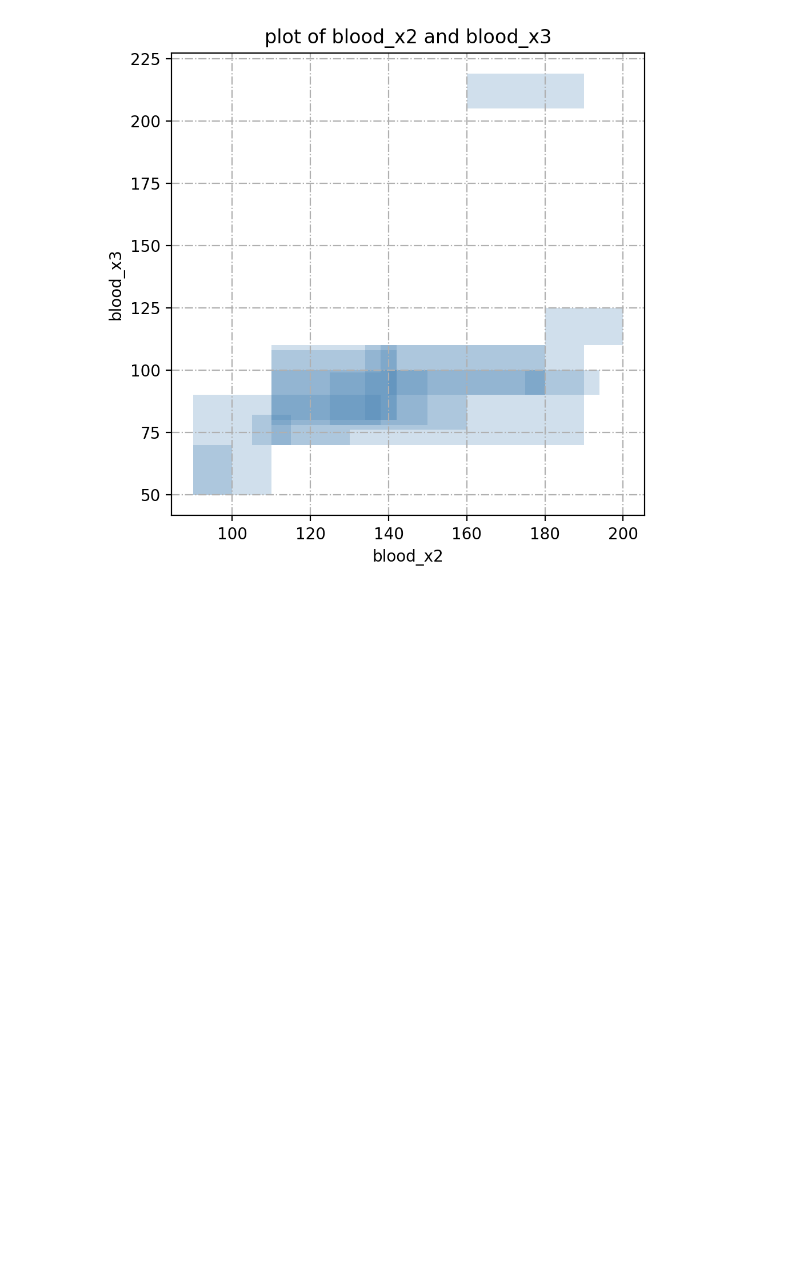
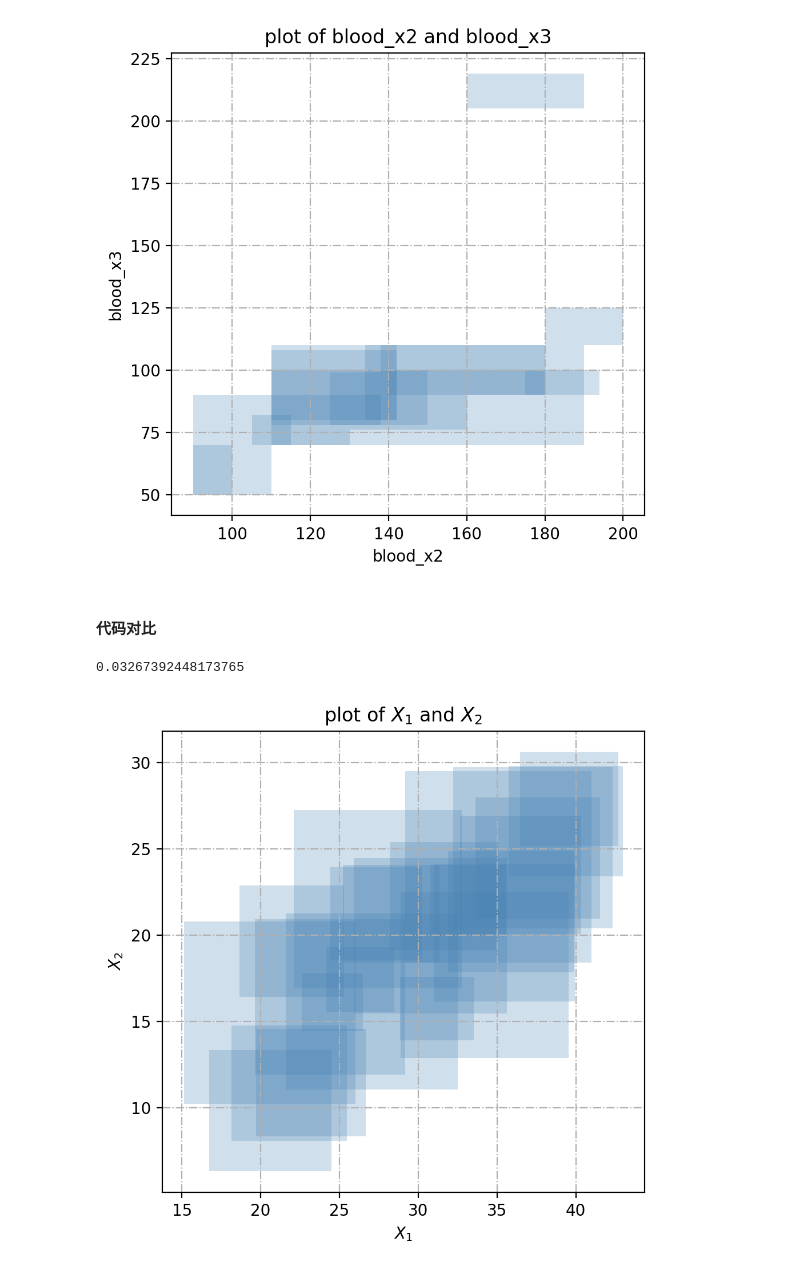
Before and after one commit to kxlkxl1999/ZKRP, a Jupyter notebook: regression.ipynb, the cells around one changed output. Saved outputs shown, nothing was run; the diff lists cells and outputs as text; code cells hidden in the pictures; blank space fills up the shorter version.

```diff
--- a/regression.ipynb
+++ b/regression.ipynb
@@ -968,3 +968,5 @@ datatest_fourmethod(iris_x2,iris_x3, path='data/reg_result/iris_23.csv')
 datatest_fourmethod(iris_x1,iris_x4, path='data/reg_result/iris_14.csv')
 datatest_fourmethod(iris_x2,iris_x4, path='data/reg_result/iris_24.csv')
 datatest_fourmethod(iris_x3,iris_x4, path='data/reg_result/iris_34.csv')
+# %% [markdown]
+#### 代码对比
@@ -970,0 +975,20 @@ datatest_fourmethod(iris_x3,iris_x4, path='data/reg_result/iris_34.csv')
+# %%
+def trans_to_datakxl(train, test):
+    xtrain = np.array(train).T[:,0:2]
+    ytrain = np.array(train).T[:,2:4]
+    xtest = np.array(test).T[:,0:2]
+    ytest = np.array(test).T[:,2:4]
+    train_x = np.vstack((xtrain[:,0]-xtrain[:,1], xtrain[:,0]+xtrain[:,1])).T
+    train_y = np.vstack((ytrain[:,0]-ytrain[:,1], ytrain[:,0]+ytrain[:,1])).T
+    test_x = np.vstack((xtest[:,0]-xtest[:,1], xtest[:,0]+xtest[:,1])).T
+    test_y = np.vstack((ytest[:,0]-ytest[:,1], ytest[:,0]+ytest[:,1])).T
+    return train_x, train_y, test_x, test_y
+# %%
+train_1, test_1,beta0_1, beta1_1, betastar_1 = data_generation(375, 20, 40, 0, 1, -5, 5, 0, 0.05, 1, 5, 111)
+train_x1, train_y1, test_x1, test_y1 = trans_to_datakxl(train_1, test_1)
+# %% [output]
+0.03267392448173765
+# %%
+show3(train_x1,train_y1)
+# %% [output]
+[figure, added]
```
Also changed, not shown: parts of 2 cells of this notebook, 2 other files.
